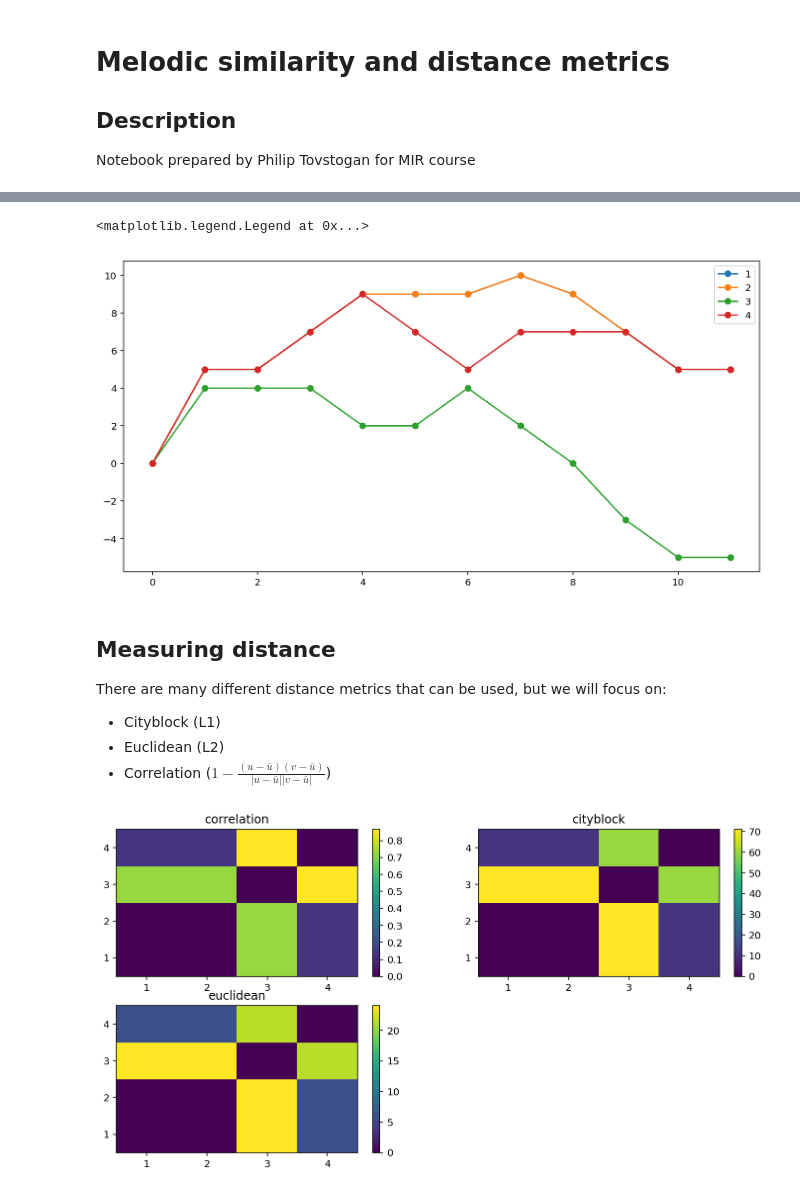
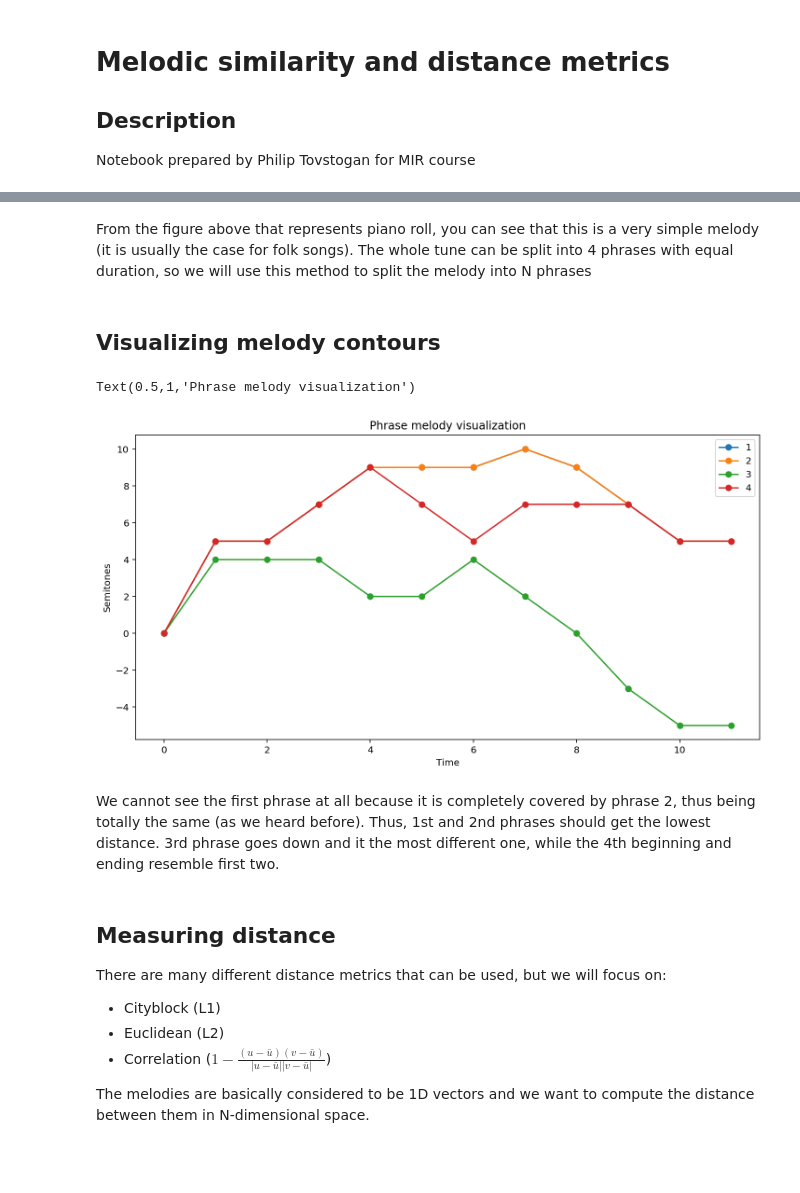
Before and after one commit to kamalsky/MIRCourse, a Jupyter notebook: notebooks/studentNotebooks/melodicSimilarity/melodic_similarity.ipynb, the cells around one changed output, grey strips where cells are left out. Drawn from its saved outputs; the diff is of its cells as text; code cells hidden in the pictures; blank space fills up the shorter version.

```diff
--- a/notebooks/studentNotebooks/melodicSimilarity/melodic_similarity.ipynb
+++ b/notebooks/studentNotebooks/melodicSimilarity/melodic_similarity.ipynb
@@ -33,14 +16,0 @@ data.measures(0,8).plot()
-# %%
-# Split equally, TODO: split by duration
-n_segments = 4
-total_notes = len(notes)
-notes_per_segment = total_notes // n_segments
-phrases = [[] for i in range(n_segments)]
-
-index = 0
-min_duration = 1.0
-
-for note in notes:
-    phrases[index // notes_per_segment].append(note)
-    min_duration = min(min_duration, note.duration.quarterLength)
-    index += 1
@@ -85,0 +17,18 @@ contours = np.array(contours)
+# %%
+# Create data directory if not existent
+data_dir = 'data'
+try:
+    os.mkdir(data_dir)
+except FileExistsError:
+    pass
+
+# Download data
+url = 'http://kern.humdrum.org/cgi-bin/ksdata?file={}.krn&l=essen/europa/ukraina&format={}'
+files = ['ukrain04', 'ukrain06', 'ukrain07']
+for file in files:
+    for fmt, ext in [('kern', 'krn'), ('midi', 'mid')]:
+        req.urlretrieve(url.format(file, fmt), os.path.join(data_dir, file + '.' + ext))
+
+# Helper function that returns full path to downloaded file
+def path(file):
+    return os.path.join(data_dir, files[0] + '.krn')
@@ -85,0 +37,4 @@ contours = np.array(contours)
+# %%
+# Plot the piano roll of the midi file
+data = m21.converter.parse(path(files[0]))
+data.plot()
@@ -85,0 +43,4 @@ contours = np.array(contours)
+# %% [markdown]
+From the figure above that represents piano roll, you can see that this is a very simple melody (it is usually the case for folk songs). The whole tune can be split into 4 phrases with equal duration, so we will use this method to split the melody into N phrases
+# %% [markdown]
+## Visualizing melody contours
@@ -86,43 +102,30 @@ contours = np.array(contours)
 # %%
+# Plot the contours for visual comparison of the phrases
 plt.figure(figsize=(12, 6))
 ax = plt.gca()
 for contour in contours:
     ax.plot(contour, marker='o')
 
-labels = np.arange(n_segments) + 1
-plt.legend(labels)
+plt.legend(np.arange(n_phrases) + 1)
+ax.set_ylabel('Semitones')
+ax.set_xlabel('Time')
+ax.set_title('Phrase melody visualization')
 # %% [output]
-<matplotlib.legend.Legend at 0x...>
+Text(0.5,1,'Phrase melody visualization')
-[figure, old version]
+[figure, new version]
+# %% [markdown]
+We cannot see the first phrase at all because it is completely covered by phrase 2, thus being totally the same (as we heard before). Thus, 1st and 2nd phrases should get the lowest distance. 3rd phrase goes down and it the most different one, while the 4th beginning and ending resemble first two.
 # %% [markdown]
 ## Measuring distance
 There are many different distance metrics that can be used, but we will focus on:
+
 * Cityblock (L1)
 * Euclidean (L2)
 * Correlation ($1 - \frac{ (u - \bar{u}) (v - \bar{u})} {|u - \bar{u}| |v - \bar{u}| }$)
+
+The melodies are basically considered to be 1D vectors and we want to compute the distance between them in N-dimensional space.
 # %%
 metrics = ['euclidean', 'cityblock', 'correlation']
 results = {}
 for metric in metrics:
     results[metric] = dist.pdist(contours, metric=metric)
-# %%
-num_plots = len(metrics)
-plt.figure(figsize=(12, num_plots*2))
-
-index = 1
-for metric, distances in results.items():
-    plt.subplot(np.ceil(num_plots/2), 2, index)
-
-    plt.pcolor(dist.squareform(distances))
-    plt.colorbar()
-
-    ax = plt.gca()
-    ax.set_title(metric)
-    ticks = np.arange(n_segments) + 0.5
-    ax.set_xticks(ticks)
-    ax.set_xticklabels(labels)
-    ax.set_yticks(ticks)
-    ax.set_yticklabels(labels)
-    index +=1
-# %% [output]
-[figure, removed]
```
Also changed, not shown: parts of 12 cells of this notebook.
